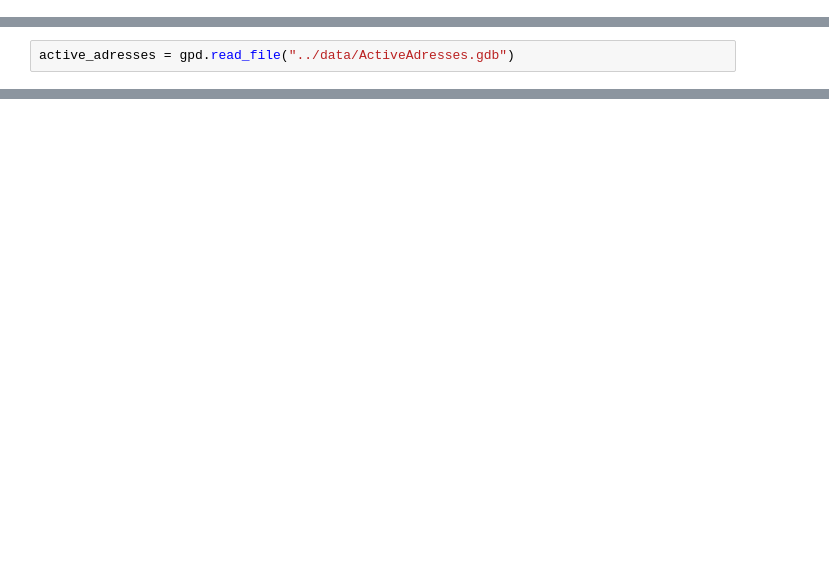
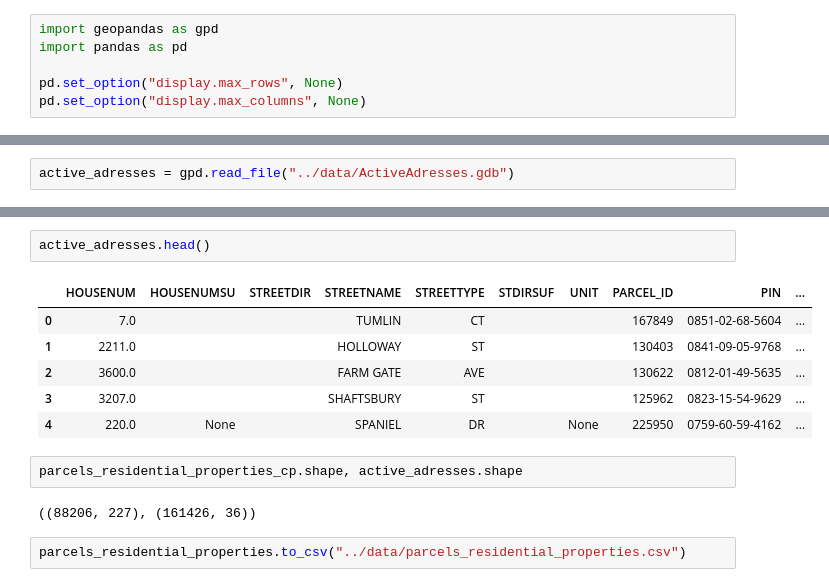
Before and after one commit to alexbarr1303/durham-public-schools, a Jupyter notebook: src/eda.ipynb, the cells around one changed output, grey strips where cells are left out. Saved outputs shown, nothing was run; the diff lists cells and outputs as text; blank space fills up the shorter version.

```diff
--- a/src/eda.ipynb
+++ b/src/eda.ipynb
@@ -1,3 +1,9 @@
+# %%
+import geopandas as gpd
+import pandas as pd
+
+pd.set_option("display.max_rows", None)
+pd.set_option("display.max_columns", None)
 # %%
 import geopandas as gpd
 
@@ -194,0 +144,15 @@ residential_properties
+# %%
+active_adresses.head()
+# %% [output]
+|  | HOUSENUM | HOUSENUMSU | STREETDIR | STREETNAME | STREETTYPE | STDIRSUF | UNIT | PARCEL_ID | PIN | ... |
+| 0 | 7.0 |  |  | TUMLIN | CT |  |  | 167849 | 0851-02-68-5604 | ... |
+| 1 | 2211.0 |  |  | HOLLOWAY | ST |  |  | 130403 | 0841-09-05-9768 | ... |
+| 2 | 3600.0 |  |  | FARM GATE | AVE |  |  | 130622 | 0812-01-49-5635 | ... |
+| 3 | 3207.0 |  |  | SHAFTSBURY | ST |  |  | 125962 | 0823-15-54-9629 | ... |
+| 4 | 220.0 | None |  | SPANIEL | DR |  | None | 225950 | 0759-60-59-4162 | ... |
+# %%
+parcels_residential_properties_cp.shape, active_adresses.shape
+# %% [output]
+((88206, 227), (161426, 36))
+# %%
+parcels_residential_properties.to_csv("../data/parcels_residential_properties.csv")
```
Also changed, not shown: parts of 20 cells of this notebook, 2 other files.
